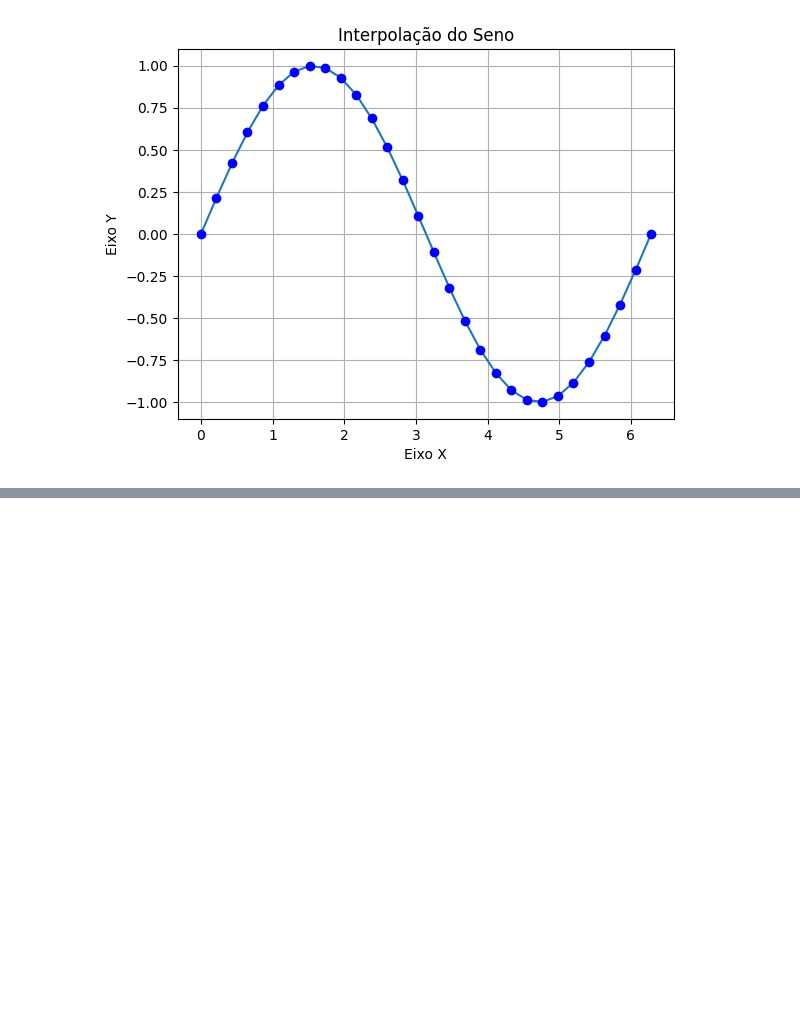
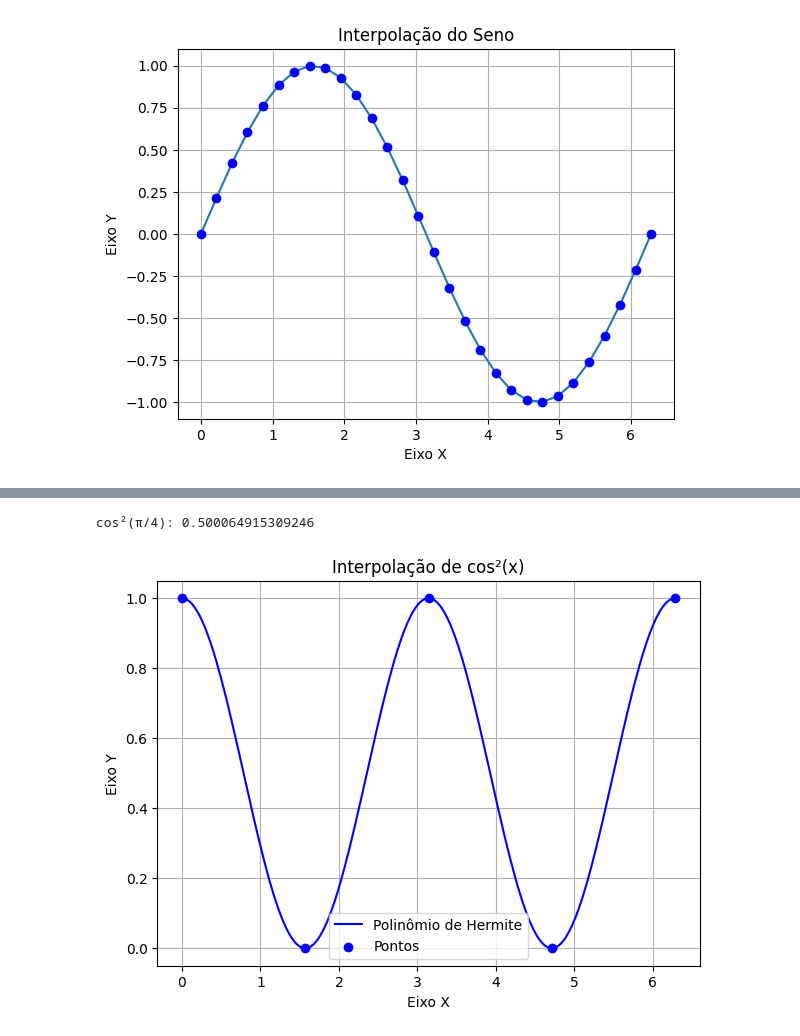
Before and after one commit to al-gabriel-martinez/CB2325NumericaG-03-, a Jupyter notebook: Pasta_de_Exemplos/Exemplos_de_Interpolação.ipynb, the cells around one changed output, grey strips where cells are left out. Saved outputs shown, nothing was run; the diff lists cells and outputs as text; code cells hidden in the pictures; blank space fills up the shorter version.

```diff
--- a/Pasta_de_Exemplos/Exemplos_de_Interpolação.ipynb
+++ b/Pasta_de_Exemplos/Exemplos_de_Interpolação.ipynb
@@ -131,0 +301,14 @@ O seno de 30° vale(aprox): 0.4970912322408898
+# %%
+# Interpolação de cos²(x)
+X = np.linspace(0, 2*np.pi, 5)
+D = [[np.cos(x)**2, -np.sin(2*x), -2*np.cos(2*x)] for x in X]
+
+cos = hermite_interp(X, D, plot=False)
+
+print("cos²(π/4):", cos(np.pi/4))
+# %% [output]
+cos²(π/4): 0.500064915309246
+# %%
+cos2 = hermite_interp(X, D, title="Interpolação de cos²(x)")
+# %% [output]
+[figure, added]
```
Also changed, not shown: parts of 14 cells of this notebook.
